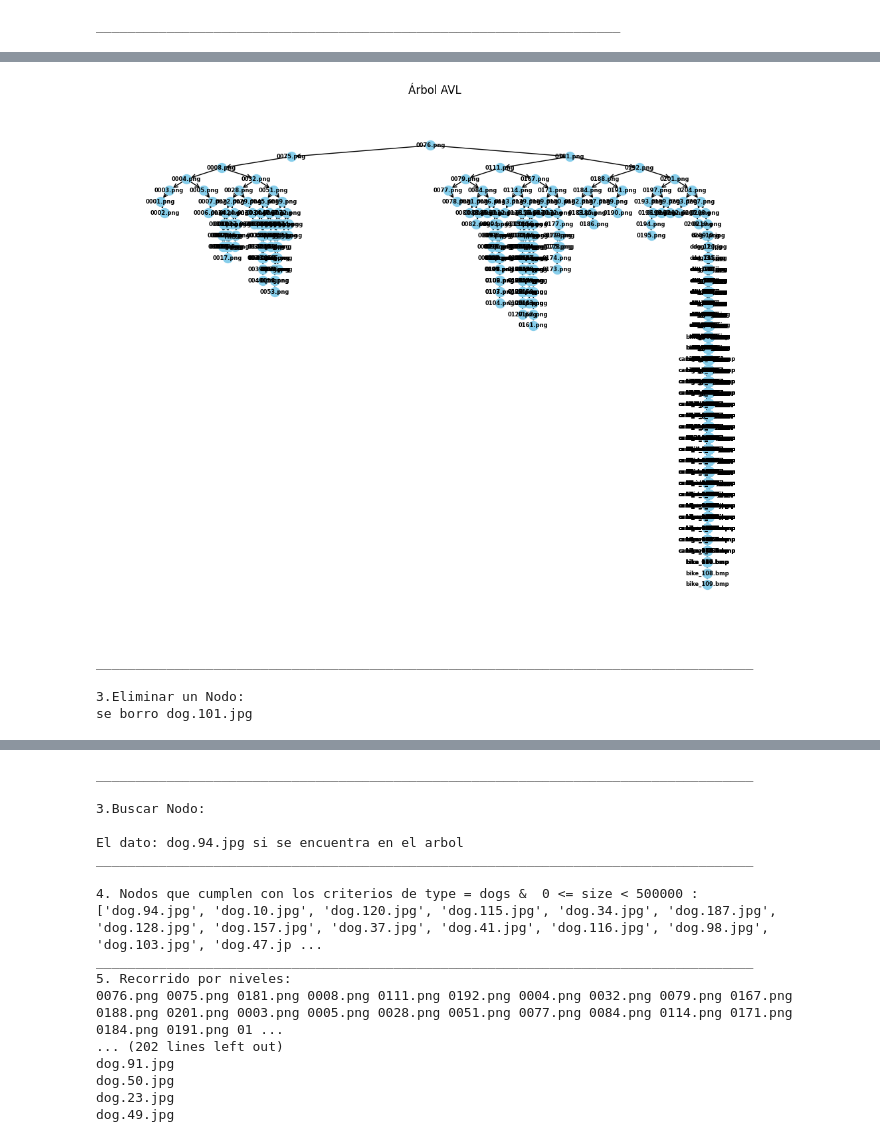
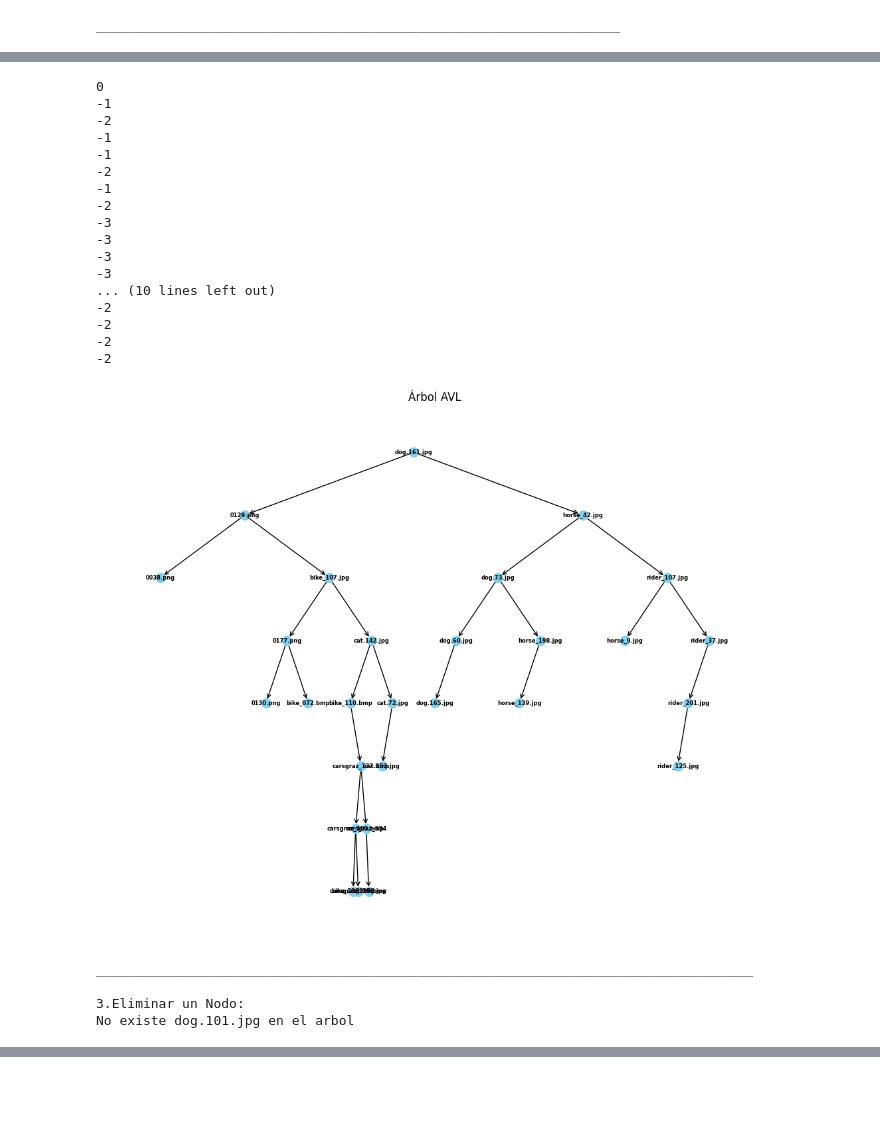
Before and after one commit to merylandcorrea/Laboratorios_Datos2, a Jupyter notebook: Lab1_MeryCorrea.ipynb, the cells around one changed output, grey strips where cells are left out. Cells and saved outputs as stored; diff of their text form; code cells hidden in the pictures; blank space fills up the shorter version.

```diff
--- a/Lab1_MeryCorrea.ipynb
+++ b/Lab1_MeryCorrea.ipynb
@@ -543,9 +517,16 @@ while(i < 1803):
     X[i]  = i
     i+=1
 
+x=['dog.161.jpg' , '0129.png' , 'horse_42.jpg' , 'bike_107.jpg', 'cat.142.jpg' ,'dog.73.jpg' , 'rider_107.jpg' , 'bike_110.bmp' , 'horse_9.jpg' , 'carsgraz_177.bmp' , 'carsgraz_100.bmp', 'rider_37.jpg', 'cat.72.jpg' , '0038.png', 'dog.60.jpg' , 'bike_238.bmp' , 'horse_198.jpg' , '0177.png' , 'carsgraz_354', 'cat.153.jpg' , 'carsgraz_127.bmp', 'bike_072.bmp' , 'rider_201.jpg' , 'rider_125.jpg' , 'cat.100.jpg' ,  'dog.165.jpg' , 'horse_139.jpg' , '0130.png' ]
+contador = 0
 # 1. insertar nodos
-for nom in NomArchivos:
+for nom in x:
    avl_tree.insert(nom)
+   contador =contador + 1
+   if contador >=3:
+    FE = avl_tree.factor_balanceo(avl_tree.root)
+    print(FE)
+    avl_tree.rotaciones(avl_tree.root,FE,NomArchivos[nom])
 avl_tree.draw()
 
 
@@ -627,36 +608,57 @@ while seguir == False:
        FactorEquilibrio = avl_tree.factor_balanceo(avl_tree.BuscarGeneral(val))
        print(avl_tree.BuscarGeneral(val).data , FactorEquilibrio)
 
        print('\nc. Encontrar el padre del nodo: ')
        avl_tree.search_father(val)
 
        print('\nd. Encontrar el abuelo del nodo: ')
-       print(avl_tree.search_abuelo(val).data)
+       abuelo = avl_tree.search_abuelo(val)
+       if abuelo is not None:
+        print(abuelo.data)
+       else:
+        print(f'El nodo {val} no tiene abuelo')
 
        print('\ne. Encontrar el tio del nodo: ')
        tio = avl_tree.search_tio(avl_tree.root, None, None, val)
        if tio == None:
           print(f'{val} no tiene tio')
        else:
           print(f'El tio de {val} es {tio.data}')
 
        seguir = True
        break
     else:
        seguir = False
     x = x+1
 
   if seguir == False:
     print('El dato digitado no hace parte de las opciones dadas')
 
 
 
 
 
 # print(BuscarPadre)
 # %% [output]
+0
+-1
+-2
+-1
+-1
+-2
+-1
+-2
+-3
+-3
+-3
+-3
+... (10 lines left out)
+-2
+-2
+-2
+-2
-[figure, old version]
+[figure, new version]
-____________________________________________________________________________________
-
-3.Eliminar un Nodo:
-se borro dog.101.jpg
+____________________________________________________________________________________
+
+3.Eliminar un Nodo:
+No existe dog.101.jpg en el arbol
@@ -664,17 +665,0 @@ se borro dog.101.jpg
-____________________________________________________________________________________
-
-3.Buscar Nodo:
-
-El dato: dog.94.jpg si se encuentra en el arbol
-____________________________________________________________________________________
-
-4. Nodos que cumplen con los criterios de type = dogs &  0 <= size < 500000 :
-['dog.94.jpg', 'dog.10.jpg', 'dog.120.jpg', 'dog.115.jpg', 'dog.34.jpg', 'dog.187.jpg', 'dog.128.jpg', 'dog.157.jpg', 'dog.37.jpg', 'dog.41.jpg', 'dog.116.jpg', 'dog.98.jpg', 'dog.103.jpg', 'dog.47.jp ...
-____________________________________________________________________________________
-5. Recorrido por niveles:
-0076.png 0075.png 0181.png 0008.png 0111.png 0192.png 0004.png 0032.png 0079.png 0167.png 0188.png 0201.png 0003.png 0005.png 0028.png 0051.png 0077.png 0084.png 0114.png 0171.png 0184.png 0191.png 01 ...
-... (202 lines left out)
-dog.91.jpg
-dog.50.jpg
-dog.23.jpg
-dog.49.jpg
```
Also changed, not shown: parts of 4 cells of this notebook.
